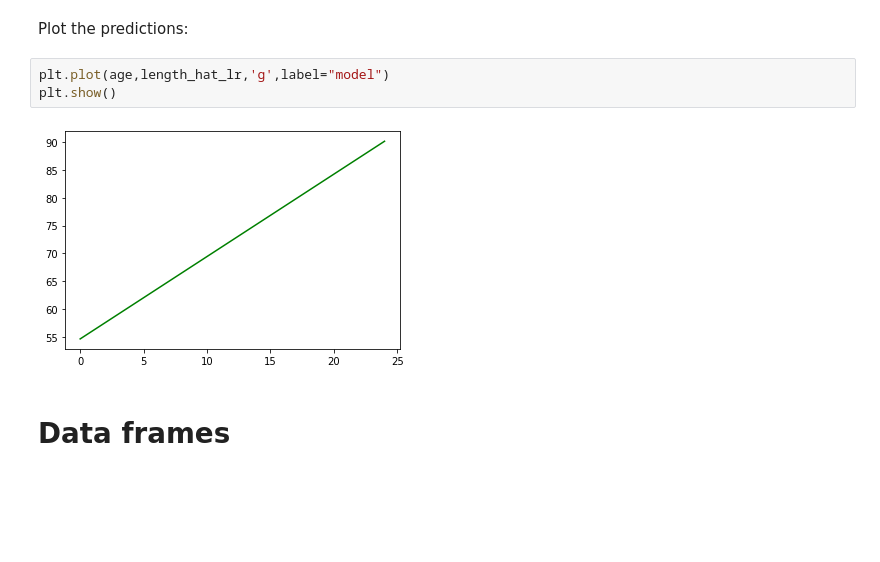
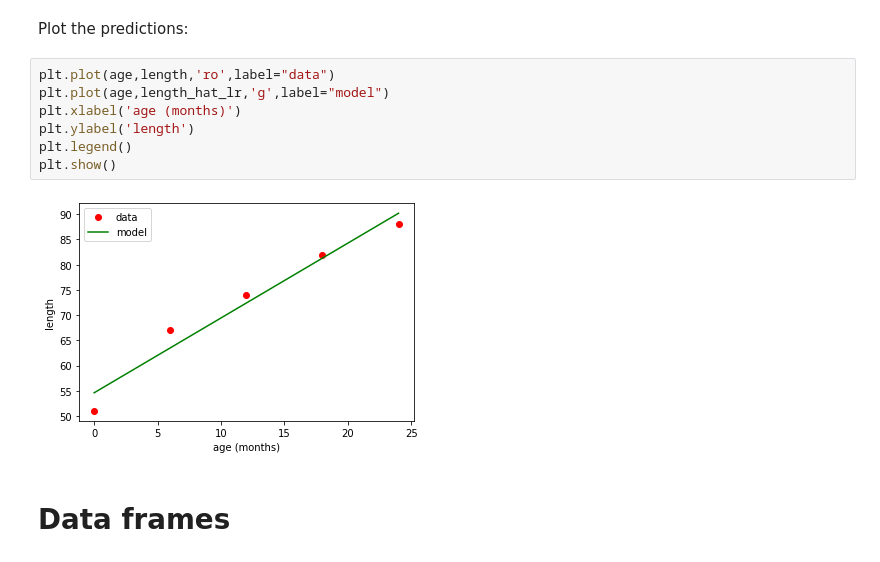
Before and after one commit to uu-sml/course-sml-public, a Jupyter notebook: lectures/pythonlecture.ipynb, the cells around one changed output. Cells and saved outputs as stored; diff of their text form; blank space fills up the shorter version.

```diff
--- a/lectures/pythonlecture.ipynb
+++ b/lectures/pythonlecture.ipynb
@@ -360,10 +364,14 @@ length_hat_lr = lr.predict(X=np.column_stack([age]))
 # %% [markdown]
 Plot the predictions:
 # %%
+plt.plot(age,length,'ro',label="data")
 plt.plot(age,length_hat_lr,'g',label="model")
+plt.xlabel('age (months)')
+plt.ylabel('length')
+plt.legend()
 plt.show()
 # %% [output]
-[figure, old version]
+[figure, new version]
 # %% [markdown]
 # Data frames
 # %% [markdown]
```
Also changed, not shown: parts of 5 cells of this notebook.
